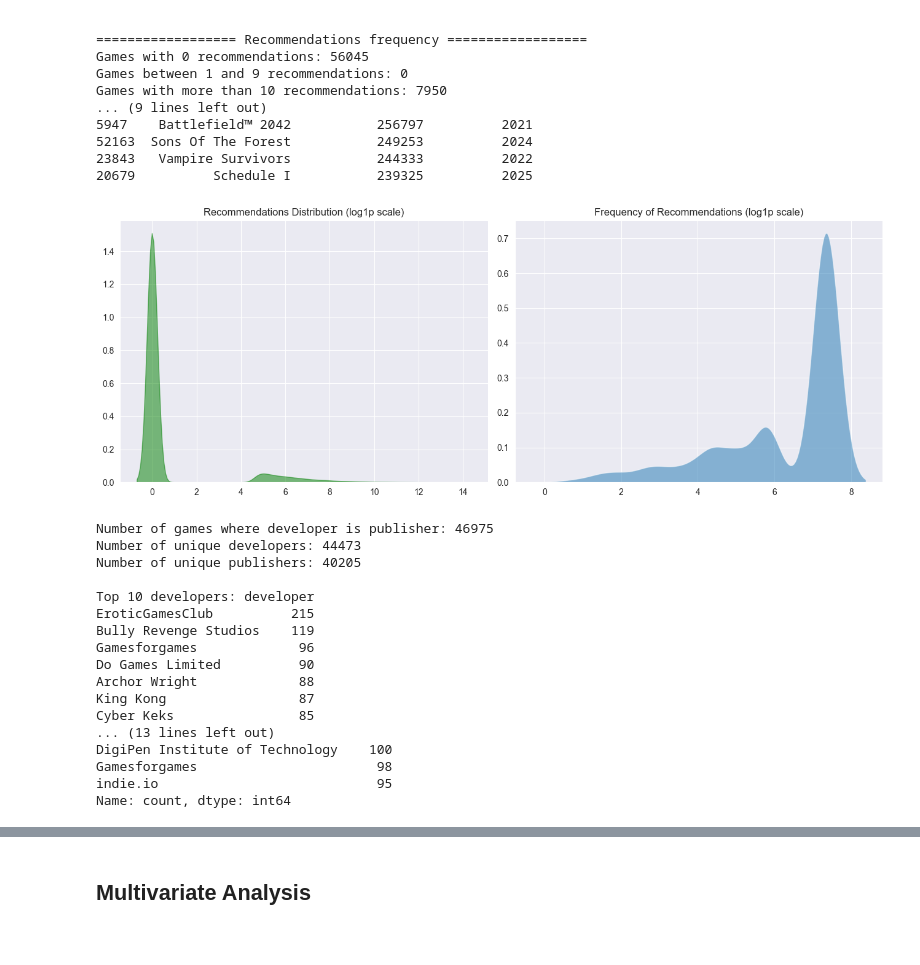
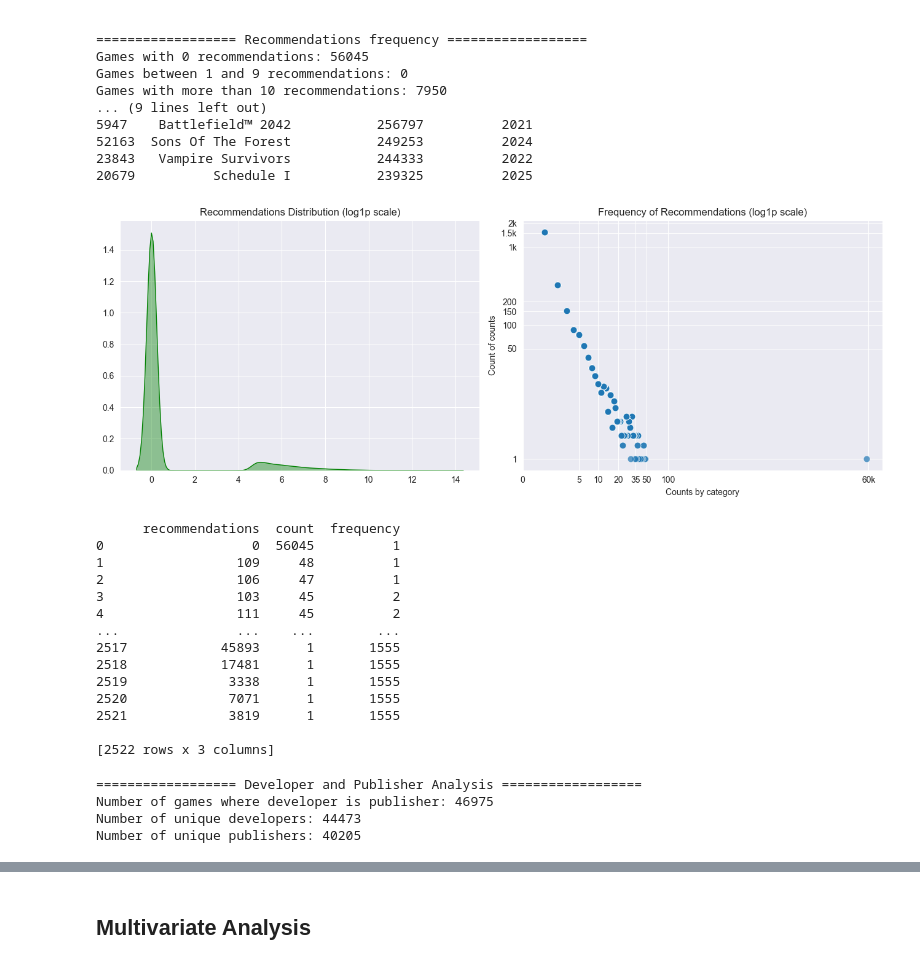
Before and after one commit to MCAlberto55/steam-games-analysis, a Jupyter notebook: notebooks/eda_analysis.ipynb, the cells around one changed output, grey strips where cells are left out. Saved outputs shown, nothing was run; the diff lists cells and outputs as text; code cells hidden in the pictures.

```diff
--- a/notebooks/eda_analysis.ipynb
+++ b/notebooks/eda_analysis.ipynb
@@ -546,51 +540,59 @@ Games with more than 10 recommendations: 7950
 # %%
 # Recommendations Analysys Plots
 fig, ax = plt.subplots(1, 2, figsize=(13, 5))
 make_plot(
     plot_type='kdeplot',
     x_col=np.log1p(data['recommendations']),
     y_col=None,
     color='green',
     axes=ax[0],
     title='Recommendations Distribution (log1p scale)',
 )
 make_plot(
-    plot_type='kdeplot',
-    x_col=np.log1p(recommendation_freq_of_freqs["frequency"]), #IS THIS CORRECT?
-    y_col=None,
+    plot_type='scatter',
     axes=ax[1],
-    xticks=range(0, 11), ##ESTE CASO DONDE SOLO SON LOS TICKS NO ESTA CONSIDERADO.
+    x_col=np.log1p(recommendation_freq_of_freqs["count"]),
+    xlabel="Counts by category",
+    ylabel="Count of counts",
+    y_col=np.log1p(recommendation_freq_of_freqs["frequency"]),
+    xticks=np.log1p([0, 5, 10, 20, 35, 50, 100, 60000]),
+    xticklabels=['0','5','10','20','35','50','100','60k'],
+    yticks=np.log1p([1, 50, 100, 150, 200, 1000, 1500, 2000]),
+    yticklabels=['1','50','100','150','200','1k','1.5k','2k'],
     title='Frequency of Recommendations (log1p scale)',
 )
 plt.show()
 # %% [output]
-[figure, old version]
+[figure, new version]
+      recommendations  count  frequency
+0                   0  56045          1
+1                 109     48          1
+2                 106     47          1
+3                 103     45          2
+4                 111     45          2
+...               ...    ...        ...
+2517            45893      1       1555
+2518            17481      1       1555
+2519             3338      1       1555
+2520             7071      1       1555
+2521             3819      1       1555
+
+[2522 rows x 3 columns]
 # %%
-## PUEDES ABSTRAER UN GRÁFICO DE BARRAS SENCILLO PARA ESTO. ASÍ ELIMINAS LOS PRINTS.
-# developer and publisher
+# developer and publisher analysis
 developer_is_publisher = data["developer"] == data["publisher"]
 developer_count = data["developer"].value_counts().head(10)
 publisher_count = data["publisher"].value_counts().head(10)
-print(f"Number of games where developer is publisher: {developer_is_publisher.sum()}")
-print(f'Number of unique developers: {data["developer"].unique().size}')
-print(f'Number of unique publishers: {data["publisher"].unique().size}')
-print(f"\nTop 10 developers: {developer_count}")
-print(f"\nTop 10 publishers: {publisher_count}")
+print_analysis_results(
+    "Developer and Publisher Analysis",
+    {
+        "Number of games where developer is publisher": developer_is_publisher.sum(),
+        "Number of unique developers": data["developer"].unique().size,
+        "Number of unique publishers": data["publisher"].unique().size,
+    },
+)
 # %% [output]
+================== Developer and Publisher Analysis ==================
 Number of games where developer is publisher: 46975
 Number of unique developers: 44473
 Number of unique publishers: 40205
-
-Top 10 developers: developer
-EroticGamesClub          215
-Bully Revenge Studios    119
-Gamesforgames             96
-Do Games Limited          90
-Archor Wright             88
-King Kong                 87
-Cyber Keks                85
-... (13 lines left out)
-DigiPen Institute of Technology    100
-Gamesforgames                       98
-indie.io                            95
-Name: count, dtype: int64
```
Also changed, not shown: parts of 11 cells of this notebook, 2 other files.
